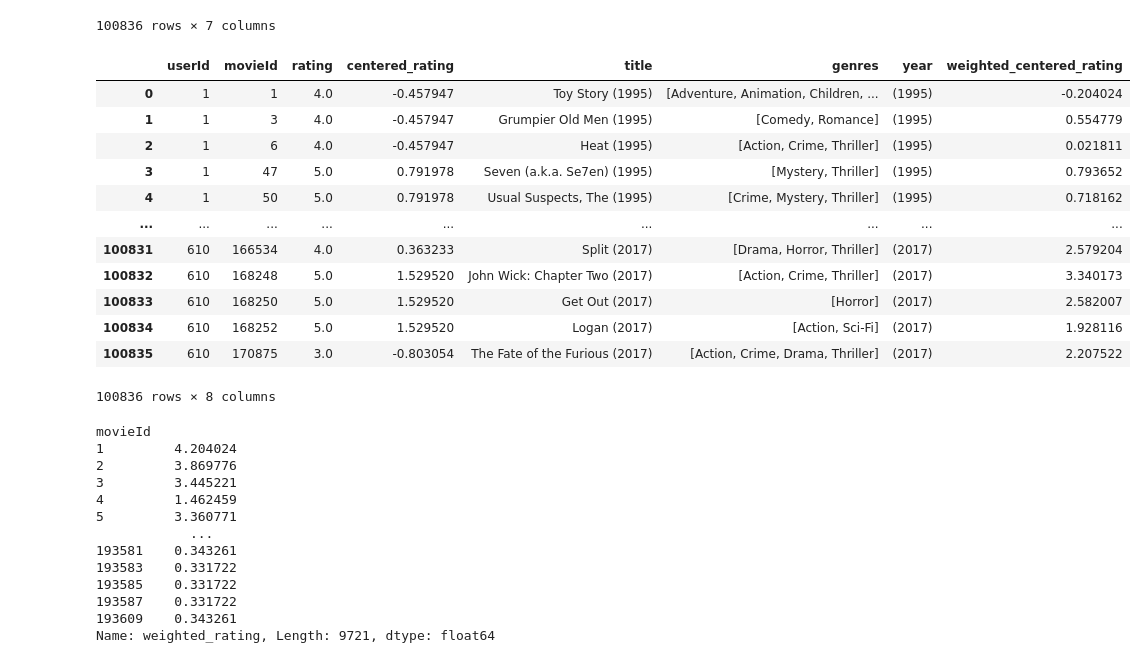
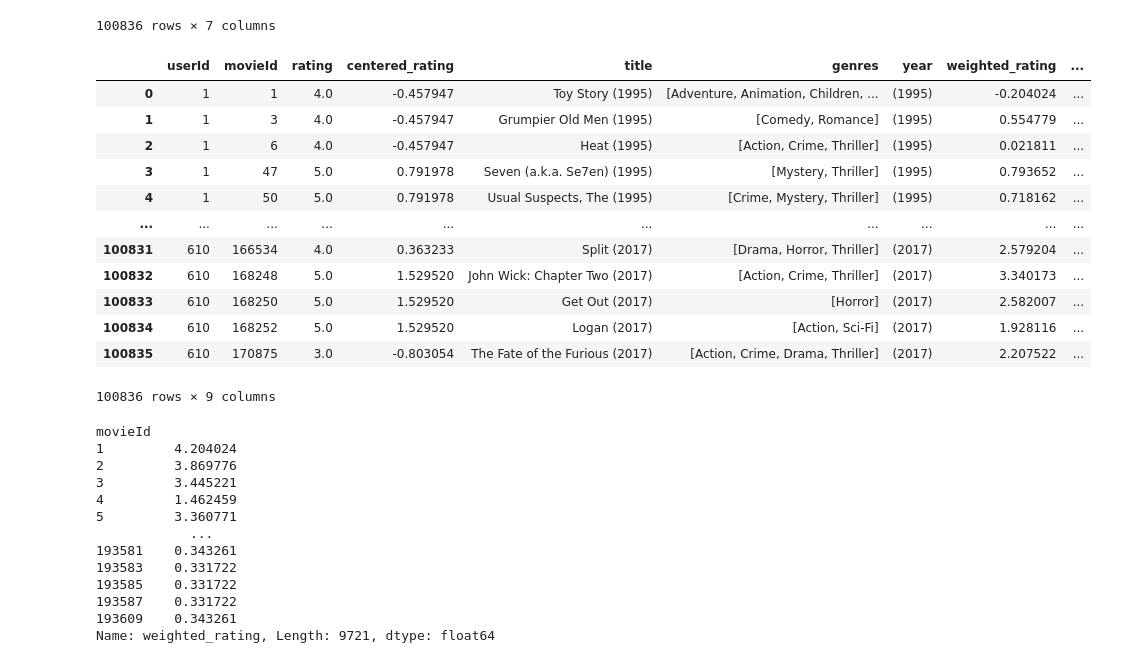
Before and after one commit to basamg912/item_based-recommendation-system, a Jupyter notebook: notebooks/item_based_CF(sim_matrix).ipynb, the cells around one changed output. Drawn from its saved outputs; the diff is of its cells as text; code cells hidden in the pictures.

```diff
--- a/notebooks/item_based_CF(sim_matrix).ipynb
+++ b/notebooks/item_based_CF(sim_matrix).ipynb
@@ -363,22 +379,24 @@ movie_ratings_df
 # %%
 temp_map = movies_df.set_index('movieId')['weighted_rating']
 
-movie_ratings_df['weighted_centered_rating'] = movie_ratings_df['rating'] - movie_ratings_df['movieId'].map(temp_map)
+movie_ratings_df['weighted_rating'] = movie_ratings_df['rating'] - movie_ratings_df['movieId'].map(temp_map) # 각 영화에 대해서 centered_rating 을 반영
+movie_ratings_df['weighted_centered_rating'] = movie_ratings_df[['userId','weighted_rating']].groupby(by='userId').transform(func)
+
 movie_ratings_df
 # %% [output]
-|  | userId | movieId | rating | centered_rating | title | genres | year | weighted_centered_rating |
-| 0 | 1 | 1 | 4.0 | -0.457947 | Toy Story (1995) | [Adventure, Animation, Children, ... | (1995) | -0.204024 |
-| 1 | 1 | 3 | 4.0 | -0.457947 | Grumpier Old Men (1995) | [Comedy, Romance] | (1995) | 0.554779 |
-| 2 | 1 | 6 | 4.0 | -0.457947 | Heat (1995) | [Action, Crime, Thriller] | (1995) | 0.021811 |
-| 3 | 1 | 47 | 5.0 | 0.791978 | Seven (a.k.a. Se7en) (1995) | [Mystery, Thriller] | (1995) | 0.793652 |
-| 4 | 1 | 50 | 5.0 | 0.791978 | Usual Suspects, The (1995) | [Crime, Mystery, Thriller] | (1995) | 0.718162 |
-| ... | ... | ... | ... | ... | ... | ... | ... | ... |
-| 100831 | 610 | 166534 | 4.0 | 0.363233 | Split (2017) | [Drama, Horror, Thriller] | (2017) | 2.579204 |
-| 100832 | 610 | 168248 | 5.0 | 1.529520 | John Wick: Chapter Two (2017) | [Action, Crime, Thriller] | (2017) | 3.340173 |
-| 100833 | 610 | 168250 | 5.0 | 1.529520 | Get Out (2017) | [Horror] | (2017) | 2.582007 |
-| 100834 | 610 | 168252 | 5.0 | 1.529520 | Logan (2017) | [Action, Sci-Fi] | (2017) | 1.928116 |
-| 100835 | 610 | 170875 | 3.0 | -0.803054 | The Fate of the Furious (2017) | [Action, Crime, Drama, Thriller] | (2017) | 2.207522 |
+|  | userId | movieId | rating | centered_rating | title | genres | year | weighted_rating | ... |
+| 0 | 1 | 1 | 4.0 | -0.457947 | Toy Story (1995) | [Adventure, Animation, Children, ... | (1995) | -0.204024 | ... |
+| 1 | 1 | 3 | 4.0 | -0.457947 | Grumpier Old Men (1995) | [Comedy, Romance] | (1995) | 0.554779 | ... |
+| 2 | 1 | 6 | 4.0 | -0.457947 | Heat (1995) | [Action, Crime, Thriller] | (1995) | 0.021811 | ... |
+| 3 | 1 | 47 | 5.0 | 0.791978 | Seven (a.k.a. Se7en) (1995) | [Mystery, Thriller] | (1995) | 0.793652 | ... |
+| 4 | 1 | 50 | 5.0 | 0.791978 | Usual Suspects, The (1995) | [Crime, Mystery, Thriller] | (1995) | 0.718162 | ... |
+| ... | ... | ... | ... | ... | ... | ... | ... | ... | ... |
+| 100831 | 610 | 166534 | 4.0 | 0.363233 | Split (2017) | [Drama, Horror, Thriller] | (2017) | 2.579204 | ... |
+| 100832 | 610 | 168248 | 5.0 | 1.529520 | John Wick: Chapter Two (2017) | [Action, Crime, Thriller] | (2017) | 3.340173 | ... |
+| 100833 | 610 | 168250 | 5.0 | 1.529520 | Get Out (2017) | [Horror] | (2017) | 2.582007 | ... |
+| 100834 | 610 | 168252 | 5.0 | 1.529520 | Logan (2017) | [Action, Sci-Fi] | (2017) | 1.928116 | ... |
+| 100835 | 610 | 170875 | 3.0 | -0.803054 | The Fate of the Furious (2017) | [Action, Crime, Drama, Thriller] | (2017) | 2.207522 | ... |
-100836 rows × 8 columns
+100836 rows × 9 columns
 # %%
 temp_map
 # %% [output]
```
Also changed, not shown: parts of 34 cells of this notebook.
